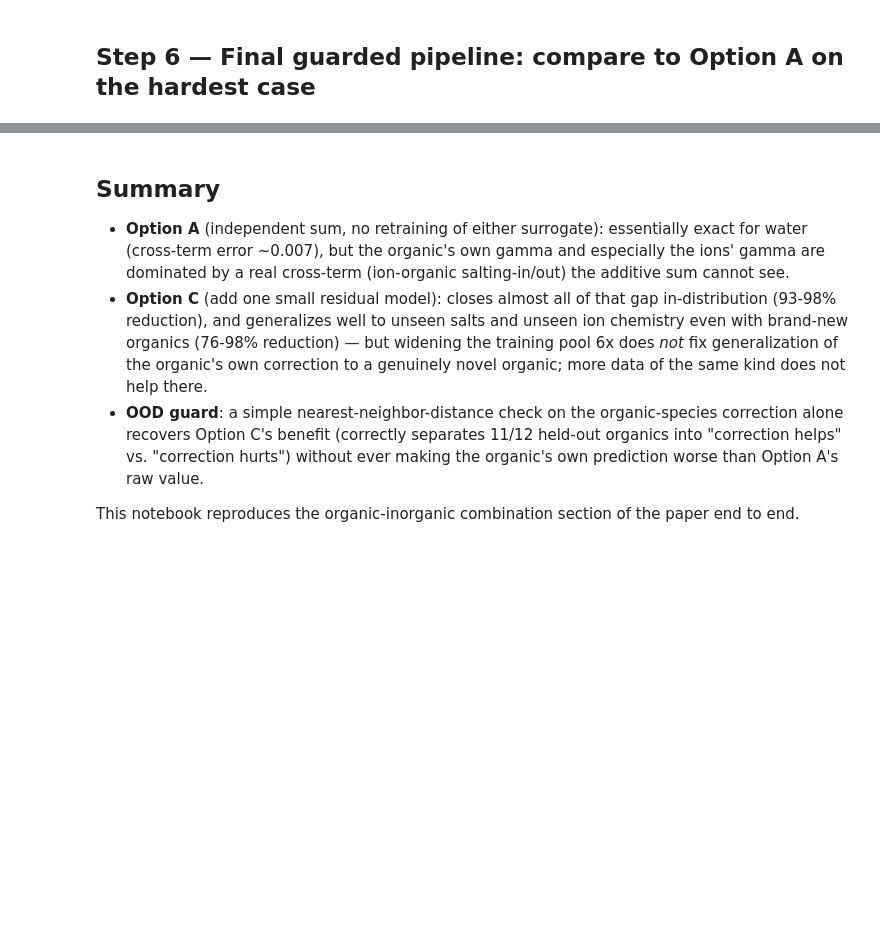
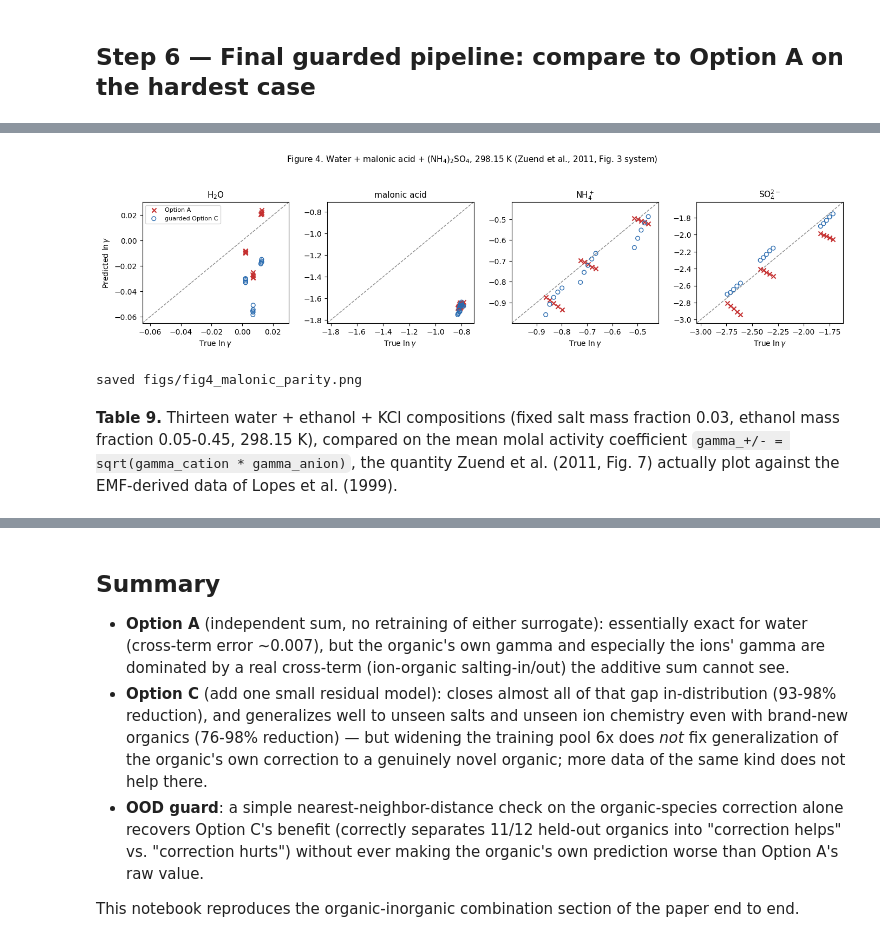
Before and after one commit to SeoulTechPSE/aiomfac-surrogates, a Jupyter notebook: part2_inorganic_surrogate/organic_inorganic_combination/02_combination_notebook.ipynb, the cells around one changed output, grey strips where cells are left out. Drawn from its saved outputs; the diff is of its cells as text; code cells hidden in the pictures; blank space fills up the shorter version.

```diff
--- a/part2_inorganic_surrogate/organic_inorganic_combination/02_combination_notebook.ipynb
+++ b/part2_inorganic_surrogate/organic_inorganic_combination/02_combination_notebook.ipynb
@@ -757,0 +856,5 @@ correction only when nn_distance <= calibrated threshold, otherwise keep Option
+# %%
+table8 = worked_example("OC(=O)CC(=O)O", "malonic acid", "NH4+", "SO4--",
+                         wtf_organic_grid=[0.03, 0.06, 0.09, 0.12, 0.15],
+                         wtf_salt_grid=[0.02, 0.05, 0.08])
+print(f"\n(n={table8['n']} compositions)")
@@ -757,0 +869,32 @@ correction only when nn_distance <= calibrated threshold, otherwise keep Option
+# %%
+fig, axes = plt.subplots(1, 4, figsize=(14, 3.6), sharey=False)
+species = ["H2O", "organic", "cation", "anion"]
+labels = [r"H$_2$O", "malonic acid", r"NH$_4^+$", r"SO$_4^{2-}$"]
+for ax, sp, lab in zip(axes, species, labels):
+    truth, pred_a, pred_c = table8[sp]["truth"], np.array([r[f"pred_{sp}"] for r in table8["rows"]]), table8[sp]["pred_c"]
+    lo, hi = min(truth.min(), pred_a.min(), pred_c.min()), max(truth.max(), pred_a.max(), pred_c.max())
+    pad = 0.08 * (hi - lo + 1e-6)
+    lims = [lo - pad, hi + pad]
+    ax.plot(lims, lims, "--", color="#888888", linewidth=1, zorder=1)
+    ax.scatter(truth, pred_a, s=34, color="#c53030", marker="x", label="Option A", zorder=2)
+    ax.scatter(truth, pred_c, s=30, color="#2b6cb0", marker="o", facecolors="none", label="guarded Option C", zorder=3)
+    ax.set_xlim(lims); ax.set_ylim(lims)
+    ax.set_xlabel(r"True $\ln\gamma$")
+    if ax is axes[0]:
+        ax.set_ylabel(r"Predicted $\ln\gamma$")
+        ax.legend(loc="upper left", fontsize=8, frameon=True)
+    ax.set_title(lab, fontsize=11)
+fig.suptitle("Figure 4. Water + malonic acid + (NH$_4$)$_2$SO$_4$, 298.15 K (Zuend et al., 2011, Fig. 3 system)",
+             fontsize=11, y=1.04)
+fig.tight_layout()
+fig.savefig("figs/fig4_malonic_parity.png", dpi=150, bbox_inches="tight")
+plt.show()
+print("saved figs/fig4_malonic_parity.png")
+# %% [output]
+[figure, added]
+saved figs/fig4_malonic_parity.png
+# %% [markdown]
+**Table 9.** Thirteen water + ethanol + KCl compositions (fixed salt mass fraction 0.03,
+ethanol mass fraction 0.05-0.45, 298.15 K), compared on the mean molal activity
+coefficient `gamma_+/- = sqrt(gamma_cation * gamma_anion)`, the quantity Zuend et al.
+(2011, Fig. 7) actually plot against the EMF-derived data of Lopes et al. (1999).
```
Also changed, not shown: parts of 18 cells of this notebook, 9 other files.
